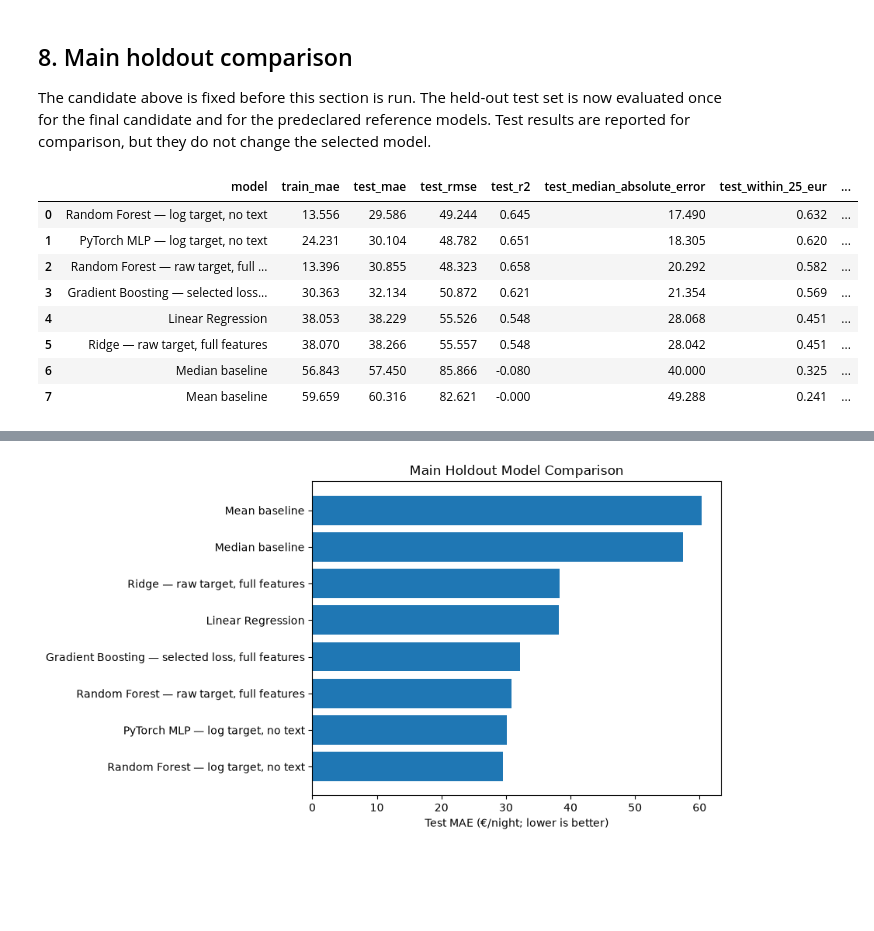
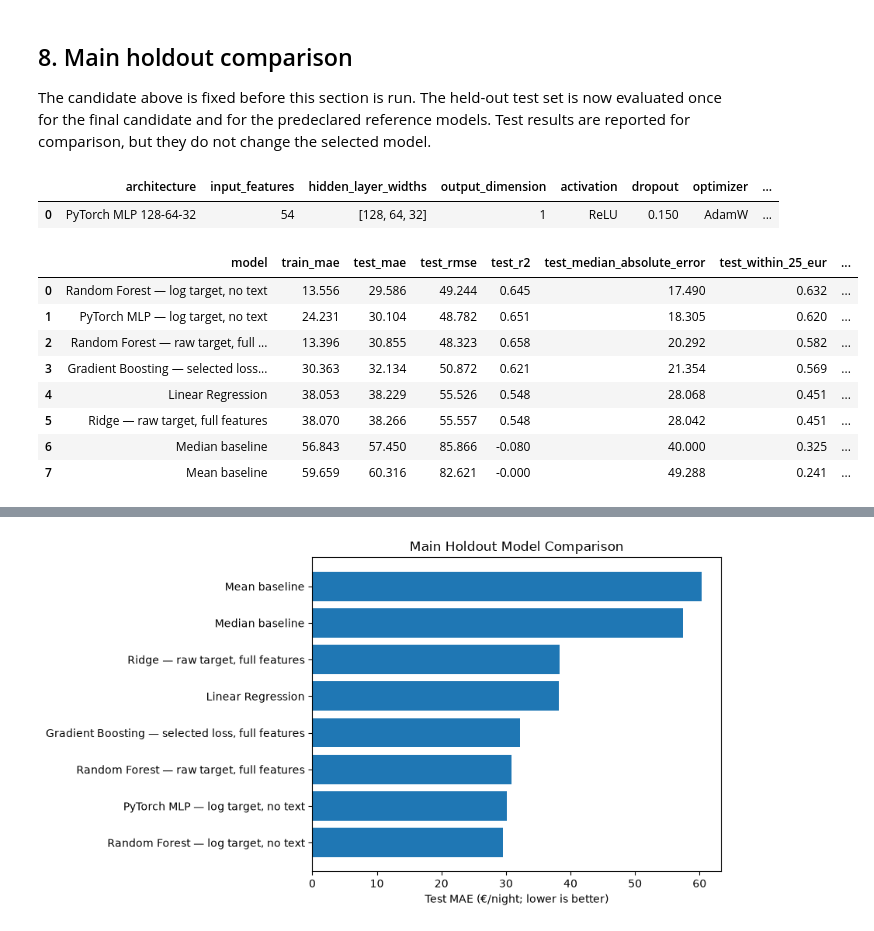
Before and after one commit to yazalj/airbnb-price-prediction-berlin, a Jupyter notebook: notebooks/03_modeling.ipynb, the cells around one changed output, grey strips where cells are left out. Saved outputs shown, nothing was run; the diff lists cells and outputs as text; code cells hidden in the pictures; blank space fills up the shorter version.

```diff
--- a/notebooks/03_modeling.ipynb
+++ b/notebooks/03_modeling.ipynb
@@ -998,9 +1090,51 @@ mlp_main_artifacts = train_torch_mlp(
     seed=RANDOM_STATE,
     max_epochs=300,
     patience=30,
+    record_detailed_history=True,
 )
 mlp_train_prediction = mlp_main_artifacts["train_prediction"]
 mlp_test_prediction = mlp_main_artifacts["evaluation_prediction"]
+
+# Summarize the selected MLP directly from an instantiated architecture.
+mlp_summary_model = PriceMLP(
+    n_features=len(mlp_features),
+    hidden_layers=tuple(selected_mlp_config["hidden_layers"]),
+    dropout=selected_mlp_config["dropout"],
+)
+mlp_linear_layers = [
+    layer for layer in mlp_summary_model.network if isinstance(layer, nn.Linear)
+]
+mlp_dropout_layers = [
+    layer for layer in mlp_summary_model.network if isinstance(layer, nn.Dropout)
+]
+mlp_activation_names = sorted({
+    layer.__class__.__name__
+    for layer in mlp_summary_model.network
+    if isinstance(layer, nn.ReLU)
+})
+mlp_trainable_parameters = sum(
+    parameter.numel()
+    for parameter in mlp_summary_model.parameters()
+    if parameter.requires_grad
+)
+mlp_architecture_summary = pd.DataFrame([{
+    "architecture": selected_mlp_architecture,
+    "input_features": int(mlp_linear_layers[0].in_features),
+    "hidden_layer_widths": [
+        int(layer.out_features) for layer in mlp_linear_layers[:-1]
+    ],
+    "output_dimension": int(mlp_linear_layers[-1].out_features),
+    "activation": ", ".join(mlp_activation_names),
+    "dropout": [float(layer.p) for layer in mlp_dropout_layers][0],
+    "optimizer": torch.optim.AdamW.__name__,
+    "learning_rate": float(selected_mlp_config["learning_rate"]),
+    "weight_decay": float(selected_mlp_config["weight_decay"]),
+    "batch_size": int(selected_mlp_config["batch_size"]),
+    "loss": "SmoothL1Loss (Huber, beta=1.0)",
+    "target_transformation": "log1p(price), then training-set standardization",
+    "total_trainable_parameters": int(mlp_trainable_parameters),
+}])
+display(mlp_architecture_summary)
 mlp_main_row = {
     "model": MLP_CANDIDATE_NAME,
     "fit_seconds": mlp_main_artifacts["fit_seconds"],
@@ -1027,40 +1161,42 @@ if selected_candidate_name == MLP_CANDIDATE_NAME:
     final_row = mlp_main_row
 else:
     final_model, final_train_pred, final_pred, final_row = fit_and_evaluate(
         selected_candidate_name,
         selected_candidate["estimator"],
         X_train_final,
         y_train,
         X_test_final,
         y_test,
     )
 
 comparison_rows.append(final_row)
 final_model_name = selected_candidate_name
 final_abs_error = np.abs(y_test.to_numpy() - final_pred)
 
 model_comparison_final = (
     pd.DataFrame(comparison_rows)
     .drop_duplicates(subset=["model"], keep="last")
     .sort_values("test_mae")
     .reset_index(drop=True)
 )
 
 display(model_comparison_final[[
     "model", "train_mae", "test_mae", "test_rmse", "test_r2",
     "test_median_absolute_error", "test_within_25_eur", "test_within_50_eur",
     "test_negative_predictions", "fit_seconds"
 ]])
 print("Final model selected from training CV:", final_model_name)
 print("Main test metrics:", regression_metrics(y_test, final_pred))
 # %% [output]
-|  | model | train_mae | test_mae | test_rmse | test_r2 | test_median_absolute_error | test_within_25_eur | ... |
-| 0 | Random Forest — log target, no text | 13.556 | 29.586 | 49.244 | 0.645 | 17.490 | 0.632 | ... |
-| 1 | PyTorch MLP — log target, no text | 24.231 | 30.104 | 48.782 | 0.651 | 18.305 | 0.620 | ... |
-| 2 | Random Forest — raw target, full ... | 13.396 | 30.855 | 48.323 | 0.658 | 20.292 | 0.582 | ... |
-| 3 | Gradient Boosting — selected loss... | 30.363 | 32.134 | 50.872 | 0.621 | 21.354 | 0.569 | ... |
-| 4 | Linear Regression | 38.053 | 38.229 | 55.526 | 0.548 | 28.068 | 0.451 | ... |
-| 5 | Ridge — raw target, full features | 38.070 | 38.266 | 55.557 | 0.548 | 28.042 | 0.451 | ... |
-| 6 | Median baseline | 56.843 | 57.450 | 85.866 | -0.080 | 40.000 | 0.325 | ... |
-| 7 | Mean baseline | 59.659 | 60.316 | 82.621 | -0.000 | 49.288 | 0.241 | ... |
+|  | architecture | input_features | hidden_layer_widths | output_dimension | activation | dropout | optimizer | ... |
+| 0 | PyTorch MLP 128-64-32 | 54 | [128, 64, 32] | 1 | ReLU | 0.150 | AdamW | ... |
+|  | model | train_mae | test_mae | test_rmse | test_r2 | test_median_absolute_error | test_within_25_eur | ... |
+| 0 | Random Forest — log target, no text | 13.556 | 29.586 | 49.244 | 0.645 | 17.490 | 0.632 | ... |
+| 1 | PyTorch MLP — log target, no text | 24.231 | 30.104 | 48.782 | 0.651 | 18.305 | 0.620 | ... |
+| 2 | Random Forest — raw target, full ... | 13.396 | 30.855 | 48.323 | 0.658 | 20.292 | 0.582 | ... |
+| 3 | Gradient Boosting — selected loss... | 30.363 | 32.134 | 50.872 | 0.621 | 21.354 | 0.569 | ... |
+| 4 | Linear Regression | 38.053 | 38.229 | 55.526 | 0.548 | 28.068 | 0.451 | ... |
+| 5 | Ridge — raw target, full features | 38.070 | 38.266 | 55.557 | 0.548 | 28.042 | 0.451 | ... |
+| 6 | Median baseline | 56.843 | 57.450 | 85.866 | -0.080 | 40.000 | 0.325 | ... |
+| 7 | Mean baseline | 59.659 | 60.316 | 82.621 | -0.000 | 49.288 | 0.241 | ... |
 Final model selected from training CV: Random Forest — log target, no text
```
Also changed, not shown: parts of 9 cells of this notebook, 3 other files.
